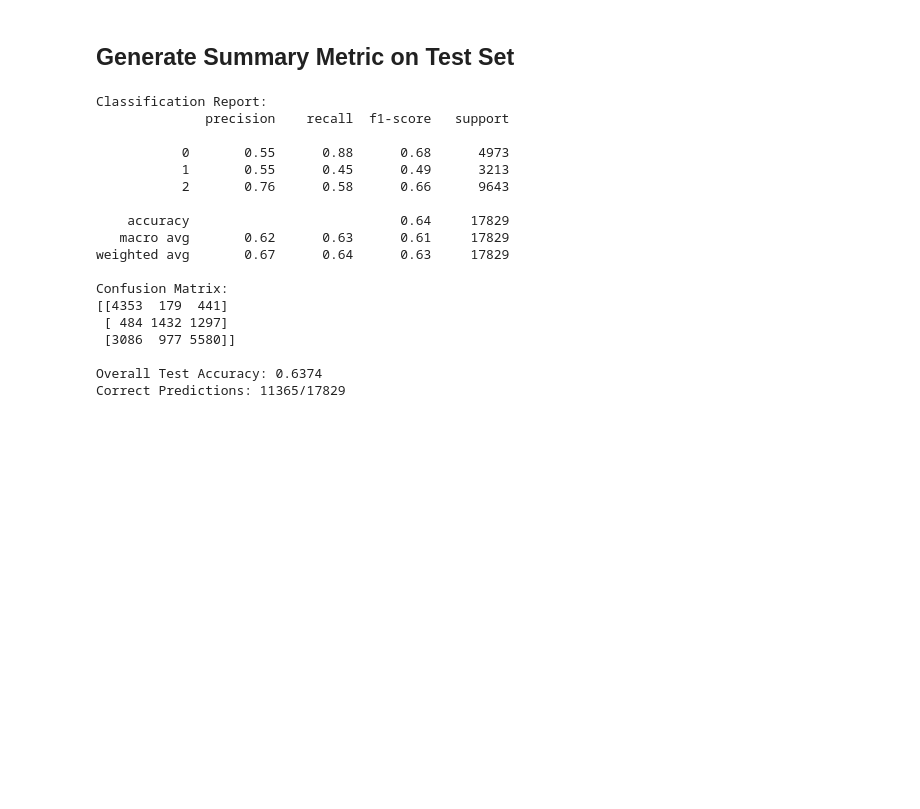
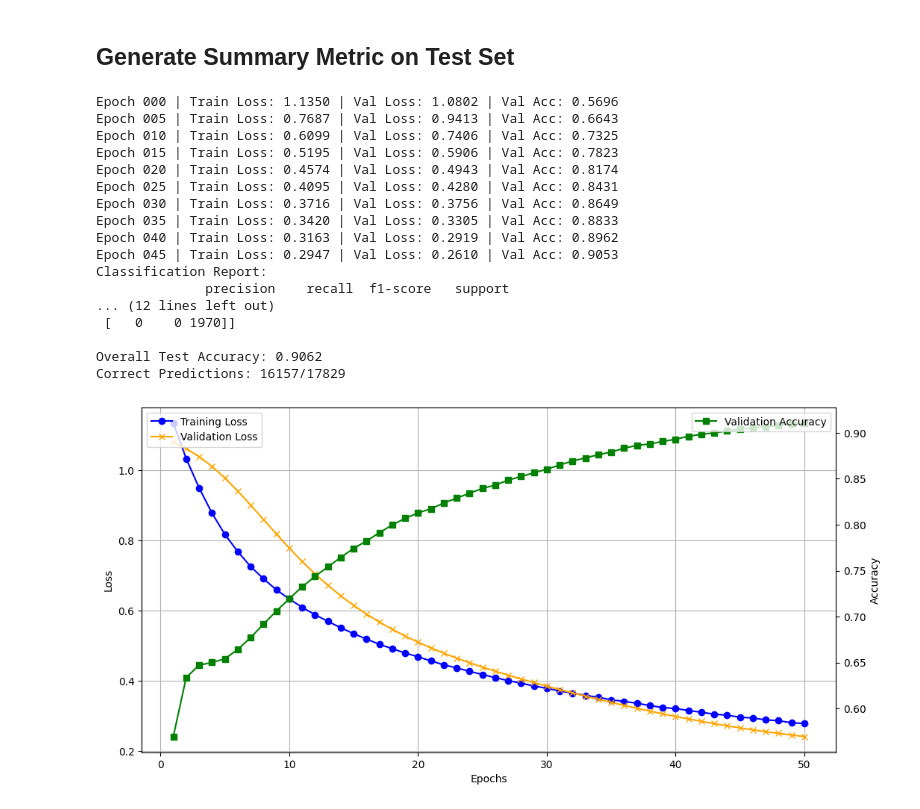
Before and after one commit to eric-solak/wildfire-risk-classifier, a Jupyter notebook: notebooks/03_evaluation.ipynb, the cells around one changed output. Drawn from its saved outputs; the diff is of its cells as text; code cells hidden in the pictures; blank space fills up the shorter version.

Commit message:
Fixed model, results ~90% validation accuracy

```diff
--- a/notebooks/03_evaluation.ipynb
+++ b/notebooks/03_evaluation.ipynb
@@ -29,26 +31,40 @@ def summary_metrics(model, X_test_t, y_test_t):
 # %%
 # main function to run the model training and evaluation
 def main(data_src="final_dataset.csv"):
-    model, X_test_t, y_test_t = risk_classifier(data_src)
+    model, X_test_t, y_test_t, train_losses, val_losses, val_accs = risk_classifier(data_src)
     summary_metrics(model, X_test_t, y_test_t)
 
+    epochs_range = range(1, len(train_losses) + 1)
+    fig, ax1 = plt.subplots(figsize=(12, 6))
+    ax1.plot(epochs_range, train_losses, label='Training Loss', marker='o', color='blue')
+    ax1.plot(epochs_range, val_losses, label='Validation Loss', marker='x', color='orange')
+    ax1.set_xlabel('Epochs')
+    ax1.set_ylabel('Loss')
+    ax1.grid(True)
+    ax1.legend(loc='upper left')
+
+    # Plot validation accuracy on a secondary y-axis
+    ax2 = ax1.twinx()
+    ax2.plot(epochs_range, val_accs, label='Validation Accuracy', marker='s', color='green')
+    ax2.set_ylabel('Accuracy')
+    ax2.legend(loc='upper right')
 main()
 # %% [output]
+Epoch 000 | Train Loss: 1.1350 | Val Loss: 1.0802 | Val Acc: 0.5696
+Epoch 005 | Train Loss: 0.7687 | Val Loss: 0.9413 | Val Acc: 0.6643
+Epoch 010 | Train Loss: 0.6099 | Val Loss: 0.7406 | Val Acc: 0.7325
+Epoch 015 | Train Loss: 0.5195 | Val Loss: 0.5906 | Val Acc: 0.7823
+Epoch 020 | Train Loss: 0.4574 | Val Loss: 0.4943 | Val Acc: 0.8174
+Epoch 025 | Train Loss: 0.4095 | Val Loss: 0.4280 | Val Acc: 0.8431
+Epoch 030 | Train Loss: 0.3716 | Val Loss: 0.3756 | Val Acc: 0.8649
+Epoch 035 | Train Loss: 0.3420 | Val Loss: 0.3305 | Val Acc: 0.8833
+Epoch 040 | Train Loss: 0.3163 | Val Loss: 0.2919 | Val Acc: 0.8962
+Epoch 045 | Train Loss: 0.2947 | Val Loss: 0.2610 | Val Acc: 0.9053
 Classification Report:
               precision    recall  f1-score   support
+... (12 lines left out)
+ [   0    0 1970]]
 
-           0       0.55      0.88      0.68      4973
-           1       0.55      0.45      0.49      3213
-           2       0.76      0.58      0.66      9643
-
-    accuracy                           0.64     17829
-   macro avg       0.62      0.63      0.61     17829
-weighted avg       0.67      0.64      0.63     17829
-
-Confusion Matrix:
-[[4353  179  441]
- [ 484 1432 1297]
- [3086  977 5580]]
-
-Overall Test Accuracy: 0.6374
-Correct Predictions: 11365/17829
+Overall Test Accuracy: 0.9062
+Correct Predictions: 16157/17829
+[figure, added]
```
Also changed, not shown: parts of 1 cell of this notebook, 2 other files.
